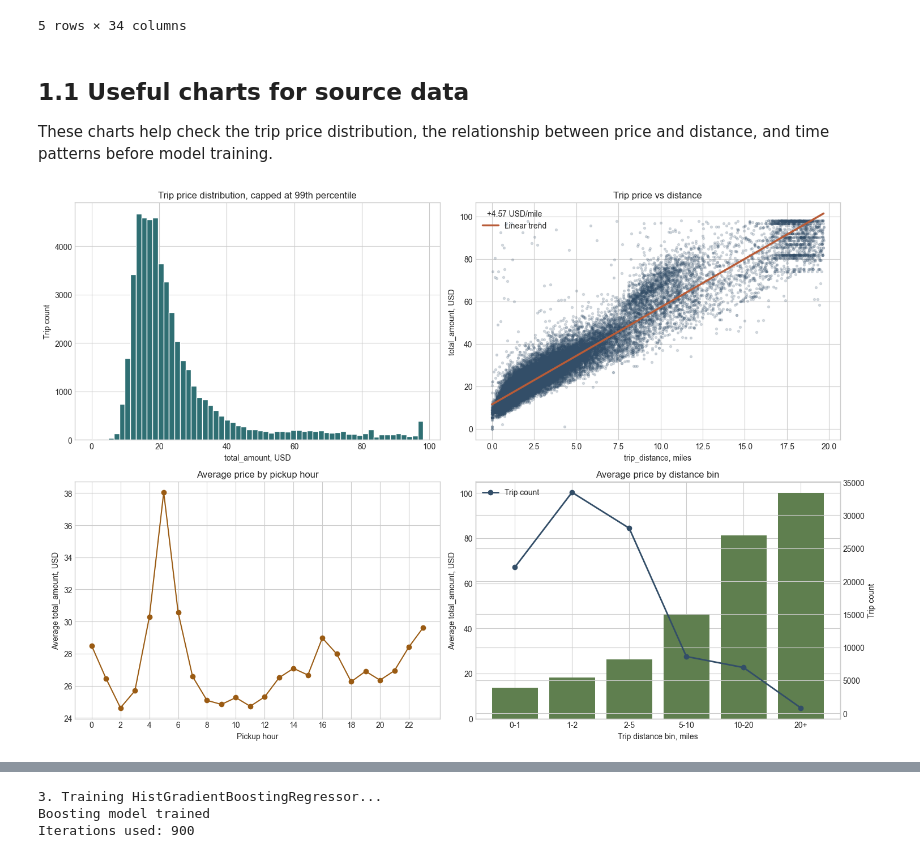
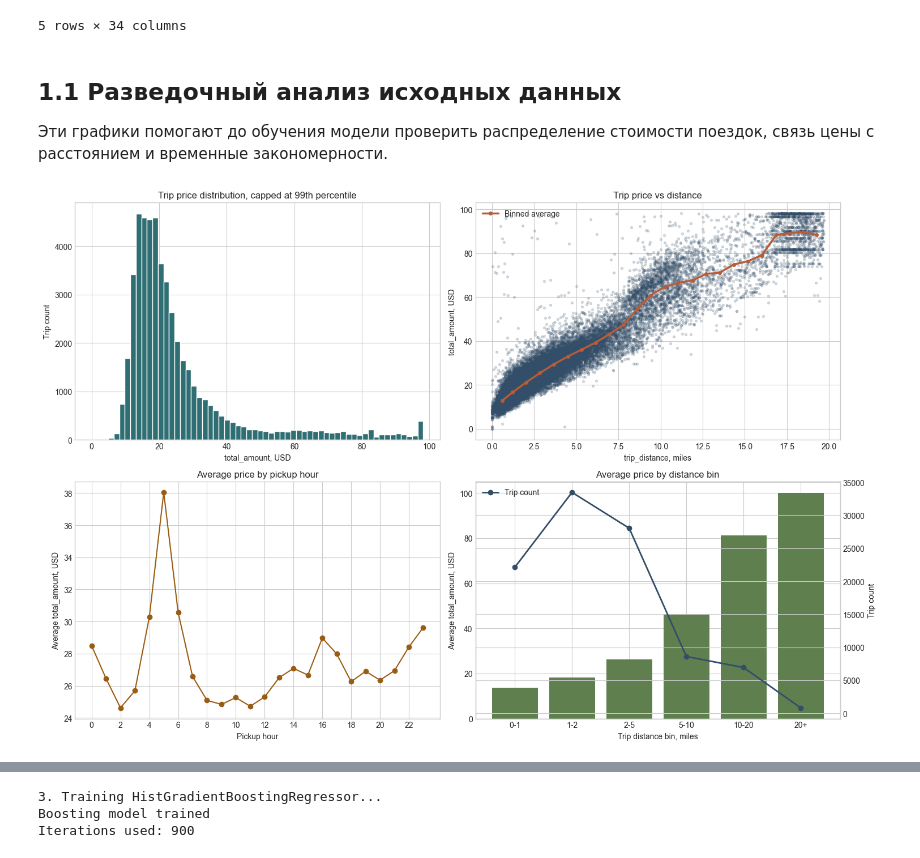
Before and after one commit to Team-10-Spilis/New-York-Taxi-Analysis, a Jupyter notebook: ml_price/pred_cost_grad_boost.ipynb, the cells around one changed output, grey strips where cells are left out. Saved outputs shown, nothing was run; the diff lists cells and outputs as text; code cells hidden in the pictures.

```diff
--- a/ml_price/pred_cost_grad_boost.ipynb
+++ b/ml_price/pred_cost_grad_boost.ipynb
@@ -69,9 +69,9 @@ Name: count, dtype: int64
 | 4 | 2 | 2023-01-26 21:21:08 | 2023-01-26 21:24:48 | 2 | 1.03 | 1.0 | ... |
 5 rows × 34 columns
 # %% [markdown]
-## 1.1 Useful charts for source data
+## 1.1 Разведочный анализ исходных данных
 
-These charts help check the trip price distribution, the relationship between price and distance, and time patterns before model training.
+Эти графики помогают до обучения модели проверить распределение стоимости поездок, связь цены с расстоянием и временные закономерности.
 # %%
 plot_df = df.copy()
 plot_df["pickup_date"] = plot_df["tpep_pickup_datetime"].dt.date
@@ -100,11 +100,23 @@ axes[0, 1].scatter(
     alpha=0.18,
     color="#334e68",
 )
-line_x = np.linspace(plot_sample["trip_distance"].min(), plot_sample["trip_distance"].max(), 100)
-line_coef = np.polyfit(plot_sample["trip_distance"], plot_sample[TARGET_COL], deg=1)
-line_y = line_coef[0] * line_x + line_coef[1]
-axes[0, 1].plot(line_x, line_y, color="#b85c38", linewidth=2.5, label="Linear trend")
-axes[0, 1].legend(title=f"+{line_coef[0]:.2f} USD/mile", loc="upper left")
+trend_bins = np.linspace(0, distance_cap, 25)
+trend_df = plot_sample.assign(
+    distance_bin=pd.cut(plot_sample["trip_distance"], bins=trend_bins, include_lowest=True)
+).groupby("distance_bin", observed=False).agg(
+    distance_mid=("trip_distance", "mean"),
+    avg_price=(TARGET_COL, "mean"),
+).dropna()
+axes[0, 1].plot(
+    trend_df["distance_mid"],
+    trend_df["avg_price"],
+    color="#b85c38",
+    linewidth=2.5,
+    marker="o",
+    markersize=4,
+    label="Binned average",
+)
+axes[0, 1].legend(loc="upper left")
 axes[0, 1].set_title("Trip price vs distance")
 axes[0, 1].set_xlabel("trip_distance, miles")
 axes[0, 1].set_ylabel("total_amount, USD")
@@ -124,34 +136,34 @@ distance_stats = plot_df.assign(
         bins=distance_bins,
         labels=distance_labels,
         include_lowest=True,
     )
 ).groupby("distance_bin", observed=False).agg(
     avg_price=(TARGET_COL, "mean"),
     trips=(TARGET_COL, "size"),
 ).reset_index()
 
 axes[1, 1].bar(distance_stats["distance_bin"].astype(str), distance_stats["avg_price"], color="#5f7f4f")
 axes[1, 1].set_title("Average price by distance bin")
 axes[1, 1].set_xlabel("Trip distance bin, miles")
 axes[1, 1].set_ylabel("Average total_amount, USD")
 
 count_axis = axes[1, 1].twinx()
 count_axis.plot(
     distance_stats["distance_bin"].astype(str),
     distance_stats["trips"],
     color="#334e68",
     marker="o",
     linewidth=2,
     label="Trip count",
 )
 count_axis.set_ylabel("Trip count")
 count_axis.legend(loc="upper left")
 
 fig.tight_layout()
 fig.savefig(PLOTS_DIR / "01_data_overview.png", dpi=150, bbox_inches="tight")
 plt.show()
 # %% [output]
-[figure, old version]
+[figure, new version]
 # %%
 print("1. Building time, business, geo and weather features...")
 
```
Also changed, not shown: parts of 12 cells of this notebook, 4 other files.
